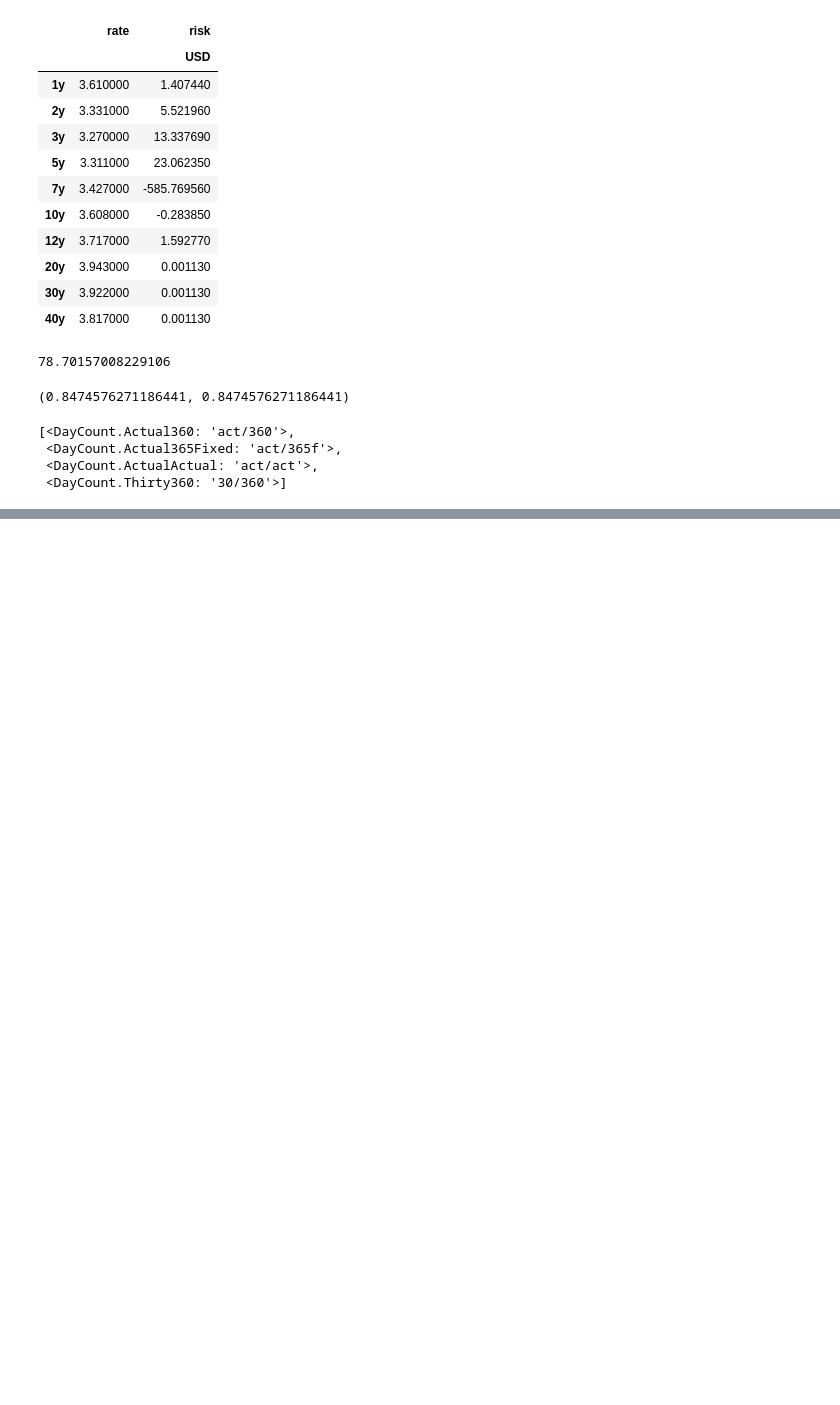
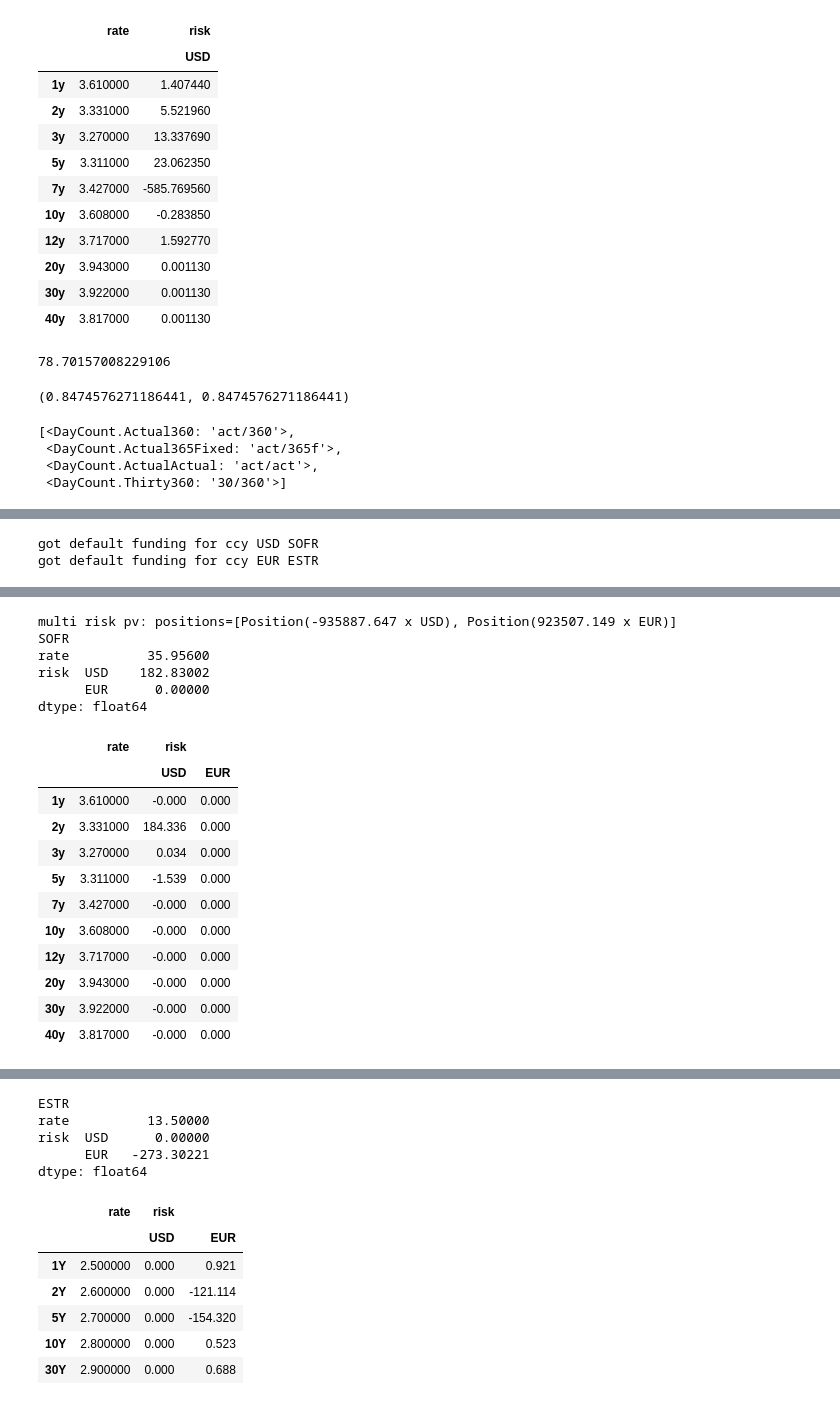
Before and after one commit to alienbrett/financial-security-classes, a Jupyter notebook: fixed_income.ipynb, the cells around one changed output, grey strips where cells are left out. Saved outputs shown, nothing was run; the diff lists cells and outputs as text; code cells hidden in the pictures; blank space fills up the shorter version.

```diff
--- a/fixed_income.ipynb
+++ b/fixed_income.ipynb
@@ -1089,7 +1132,7 @@ fx_swap = fs.Swap(
             acc=fs.AccrualInfo(
                 start=datetime.date(2025,1,1),
                 # end=datetime.date(2026,1,1),
-                end='2y',
+                end='3y',
                 dc=fs.DayCount.Thirty360,
                 freq=0,
                 bdc=fs.BusinessDayConvention.unadjusted,
@@ -1097,3 +1140,19 @@ fx_swap = fs.Swap(
         ),
     )
 )
+
+fl1_bldr = fx_swap.risk_builder(
+    # funding_index='SOFR'
+)
+multi_risk4 = curve2.risk_factory( fl1_bldr )
+
+print('multi risk pv:', multi_risk4.pv)
+for k in multi_risk4.curve.keys():
+    print(k)
+    as_df = multi_risk4.curve[k].as_df()
+    print(as_df.sum())
+    display(as_df.style.format({
+        ('risk','USD'):'{0:,.3f}',
+        ('risk','EUR'):'{0:,.3f}',
+    }))
+# %% [output]
@@ -1099,0 +1166,2 @@ fx_swap = fs.Swap(
+got default funding for ccy USD SOFR
+got default funding for ccy EUR ESTR
@@ -1099,0 +1184,18 @@ fx_swap = fs.Swap(
+multi risk pv: positions=[Position(-935887.647 x USD), Position(923507.149 x EUR)]
+SOFR
+rate          35.95600
+risk  USD    182.83002
+      EUR      0.00000
+dtype: float64
+|  | rate | risk |  |
+|  |  | USD | EUR |
+| 1y | 3.610000 | -0.000 | 0.000 |
+| 2y | 3.331000 | 184.336 | 0.000 |
+| 3y | 3.270000 | 0.034 | 0.000 |
+| 5y | 3.311000 | -1.539 | 0.000 |
+| 7y | 3.427000 | -0.000 | 0.000 |
+| 10y | 3.608000 | -0.000 | 0.000 |
+| 12y | 3.717000 | -0.000 | 0.000 |
+| 20y | 3.943000 | -0.000 | 0.000 |
+| 30y | 3.922000 | -0.000 | 0.000 |
+| 40y | 3.817000 | -0.000 | 0.000 |
@@ -1100,3 +1203,15 @@ fx_swap = fs.Swap(
+ESTR
+rate          13.50000
+risk  USD      0.00000
+      EUR   -273.30221
+dtype: float64
+|  | rate | risk |  |
+|  |  | USD | EUR |
+| 1Y | 2.500000 | 0.000 | 0.921 |
+| 2Y | 2.600000 | 0.000 | -121.114 |
+| 5Y | 2.700000 | 0.000 | -154.320 |
+| 10Y | 2.800000 | 0.000 | 0.523 |
+| 30Y | 2.900000 | 0.000 | 0.688 |
 # %%
 print(type(usd), usd)
 fix_leg1 = fs.Leg(
```
Also changed, not shown: parts of 12 cells of this notebook, 2 other files.
